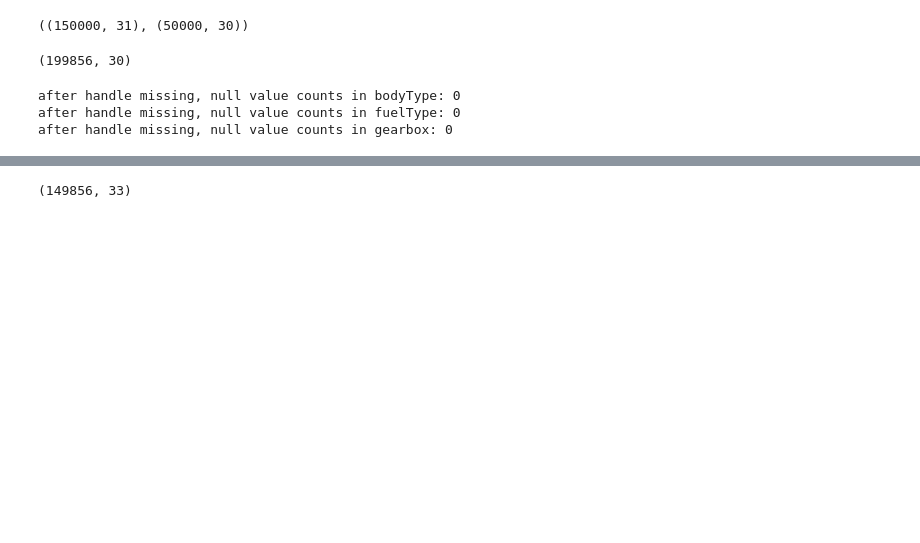
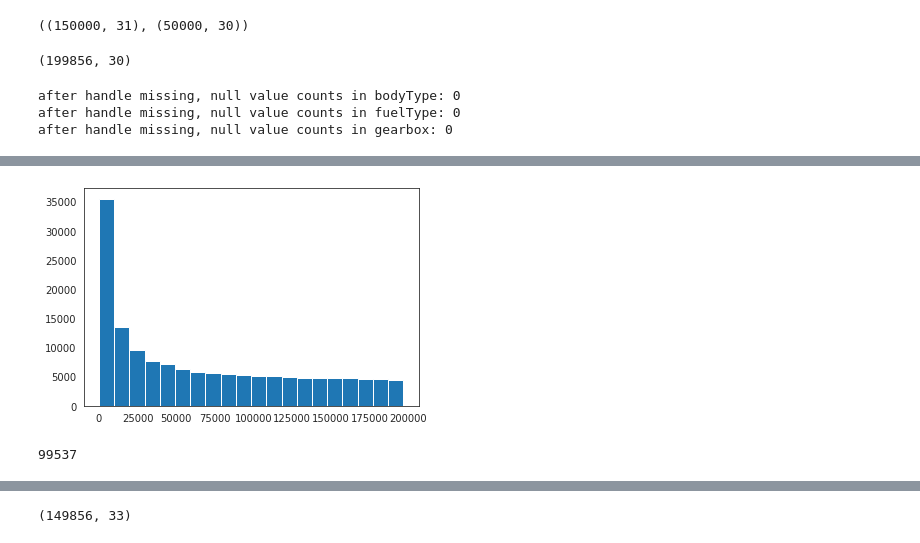
Before and after one commit to MHX1203/DataWhale-DataMining, a Jupyter notebook: Model_Construction.ipynb, the cells around one changed output, grey strips where cells are left out. Saved outputs shown, nothing was run; the diff lists cells and outputs as text; code cells hidden in the pictures; blank space fills up the shorter version.

```diff
--- a/Model_Construction.ipynb
+++ b/Model_Construction.ipynb
@@ -112,0 +133,9 @@ for col in skew_idx:
+# %%
+plt.hist(train_data['name'], bins=20)
+plt.show()
+# %% [output]
+[figure, added]
+# %%
+len(np.unique(train_data['name']))
+# %% [output]
+99537
```
Also changed, not shown: parts of 16 cells of this notebook.
